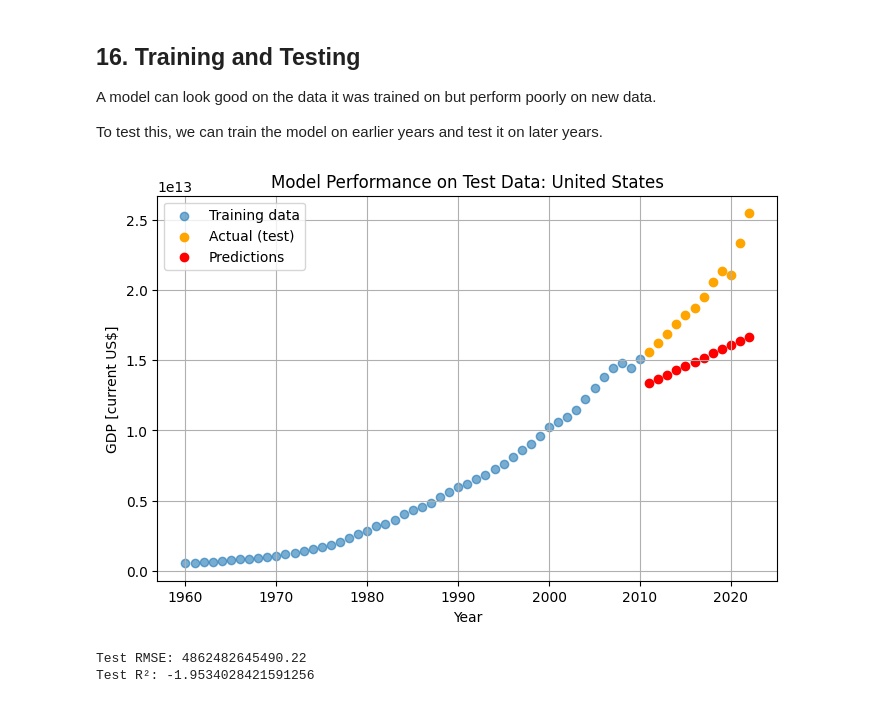
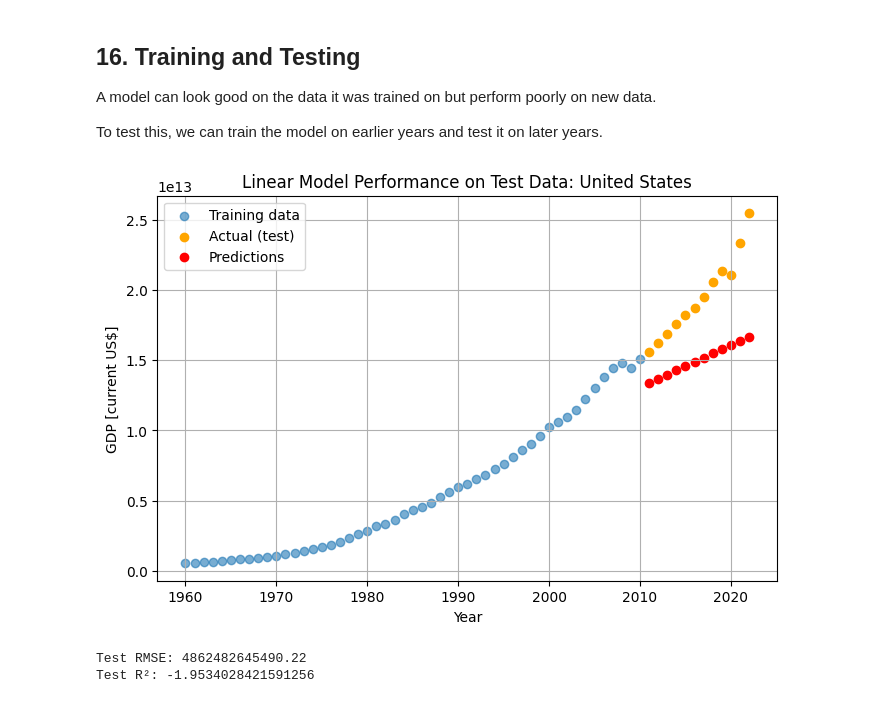
Before and after one commit to shokun723/Summer_Workshop_ShoRydberg, a Jupyter notebook: 0_Class_Notebooks/01_Know_Data_Numerical.ipynb, the cells around one changed output. Cells and saved outputs as stored; diff of their text form; code cells hidden in the pictures.

```diff
--- a/0_Class_Notebooks/01_Know_Data_Numerical.ipynb
+++ b/0_Class_Notebooks/01_Know_Data_Numerical.ipynb
@@ -690,24 +723,24 @@ test_predictions = test_model.predict(X_test)
 # %%
 plt.figure(figsize=(8, 5))
 
 # Training data
 plt.scatter(X_train, y_train, label="Training data", alpha=0.6)
 
 # Actual test data
 plt.scatter(X_test, y_test, color="orange", label="Actual (test)")
 
 # Predicted test data (as dots)
 plt.scatter(X_test, test_predictions, color="red", label="Predictions")
 
 plt.xlabel("Year")
 plt.ylabel("GDP [current US$]")
-plt.title(f"Model Performance on Test Data: {country_name}")
+plt.title(f"Linear Model Performance on Test Data: {country_name}")
 
 plt.legend()
 plt.grid(True)
 plt.show()
 # %% [output]
-[figure, old version]
+[figure, new version]
 # %%
 test_rmse = np.sqrt(mean_squared_error(y_test, test_predictions))
 test_r2 = r2_score(y_test, test_predictions)
```
Also changed, not shown: parts of 24 cells of this notebook.
